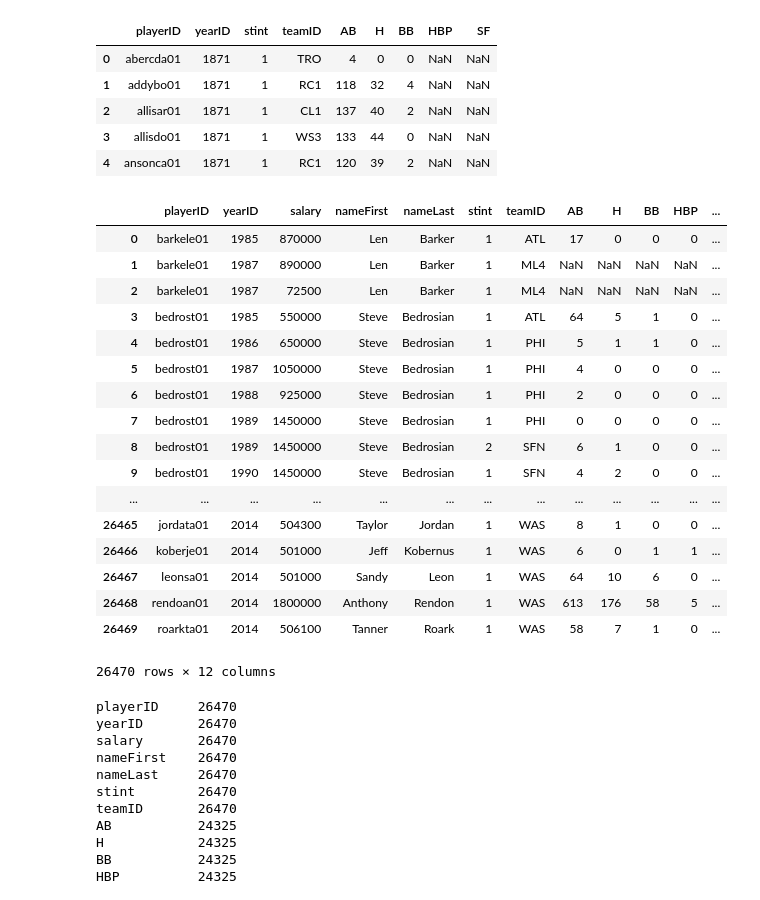
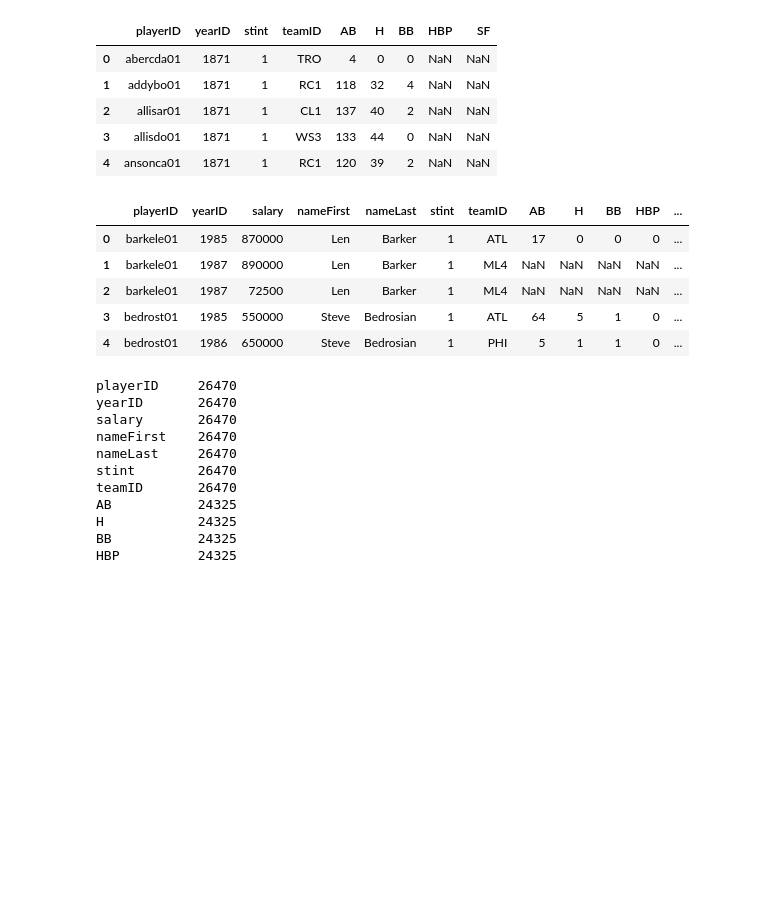
Before and after one commit to nckathleen/Moneyball, a Jupyter notebook: Moneyball.ipynb, the cells around one changed output. Saved outputs shown, nothing was run; the diff lists cells and outputs as text; code cells hidden in the pictures; blank space fills up the shorter version.

```diff
--- a/Moneyball.ipynb
+++ b/Moneyball.ipynb
@@ -96,24 +101,12 @@ t_batting.head()
 | 4 | ansonca01 | 1871 | 1 | RC1 | 120 | 39 | 2 | NaN | NaN |
 # %%
 sal_player_bat = pd.merge(sal_player, t_batting)
-sal_player_bat
+sal_player_bat.head()
 # %% [output]
 |  | playerID | yearID | salary | nameFirst | nameLast | stint | teamID | AB | H | BB | HBP | ... |
 | 0 | barkele01 | 1985 | 870000 | Len | Barker | 1 | ATL | 17 | 0 | 0 | 0 | ... |
 | 1 | barkele01 | 1987 | 890000 | Len | Barker | 1 | ML4 | NaN | NaN | NaN | NaN | ... |
 | 2 | barkele01 | 1987 | 72500 | Len | Barker | 1 | ML4 | NaN | NaN | NaN | NaN | ... |
 | 3 | bedrost01 | 1985 | 550000 | Steve | Bedrosian | 1 | ATL | 64 | 5 | 1 | 0 | ... |
 | 4 | bedrost01 | 1986 | 650000 | Steve | Bedrosian | 1 | PHI | 5 | 1 | 1 | 0 | ... |
-| 5 | bedrost01 | 1987 | 1050000 | Steve | Bedrosian | 1 | PHI | 4 | 0 | 0 | 0 | ... |
-| 6 | bedrost01 | 1988 | 925000 | Steve | Bedrosian | 1 | PHI | 2 | 0 | 0 | 0 | ... |
-| 7 | bedrost01 | 1989 | 1450000 | Steve | Bedrosian | 1 | PHI | 0 | 0 | 0 | 0 | ... |
-| 8 | bedrost01 | 1989 | 1450000 | Steve | Bedrosian | 2 | SFN | 6 | 1 | 0 | 0 | ... |
-| 9 | bedrost01 | 1990 | 1450000 | Steve | Bedrosian | 1 | SFN | 4 | 2 | 0 | 0 | ... |
-| ... | ... | ... | ... | ... | ... | ... | ... | ... | ... | ... | ... | ... |
-| 26465 | jordata01 | 2014 | 504300 | Taylor | Jordan | 1 | WAS | 8 | 1 | 0 | 0 | ... |
-| 26466 | koberje01 | 2014 | 501000 | Jeff | Kobernus | 1 | WAS | 6 | 0 | 1 | 1 | ... |
-| 26467 | leonsa01 | 2014 | 501000 | Sandy | Leon | 1 | WAS | 64 | 10 | 6 | 0 | ... |
-| 26468 | rendoan01 | 2014 | 1800000 | Anthony | Rendon | 1 | WAS | 613 | 176 | 58 | 5 | ... |
-| 26469 | roarkta01 | 2014 | 506100 | Tanner | Roark | 1 | WAS | 58 | 7 | 1 | 0 | ... |
-26470 rows × 12 columns
 # %%
```
Also changed, not shown: parts of 12 cells of this notebook.
